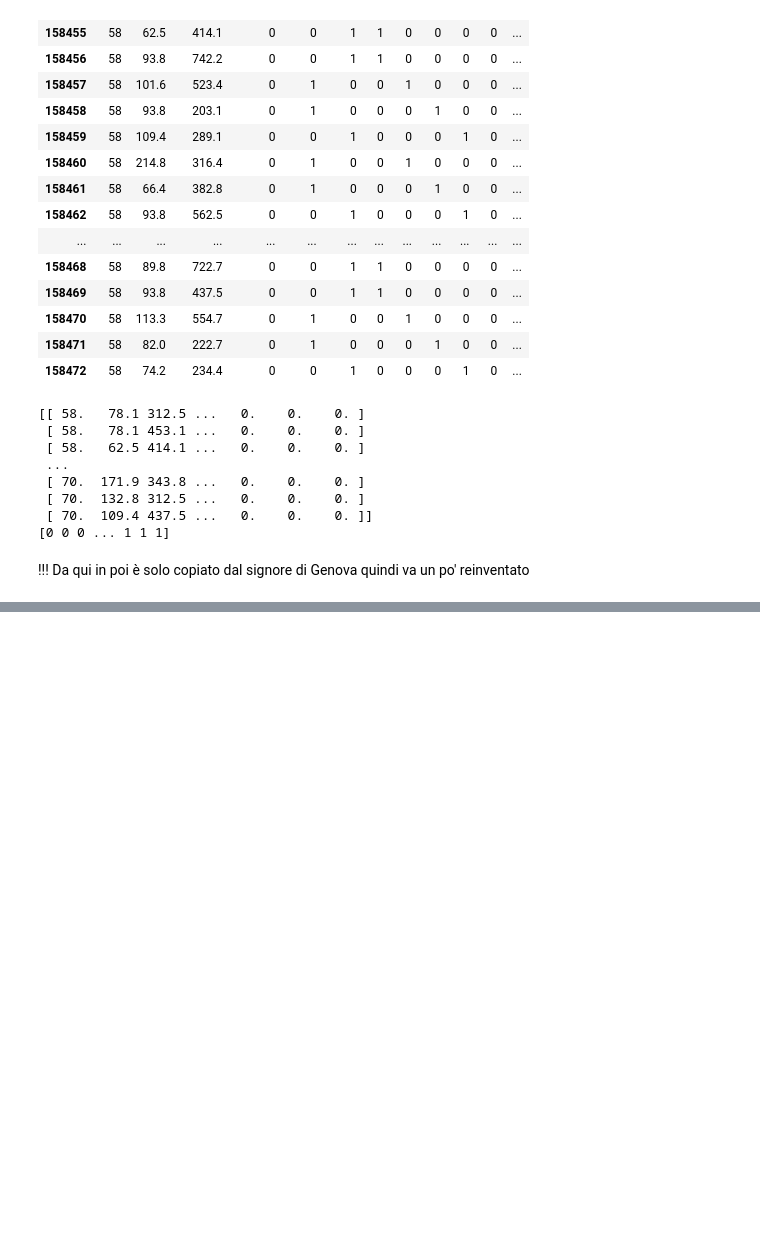
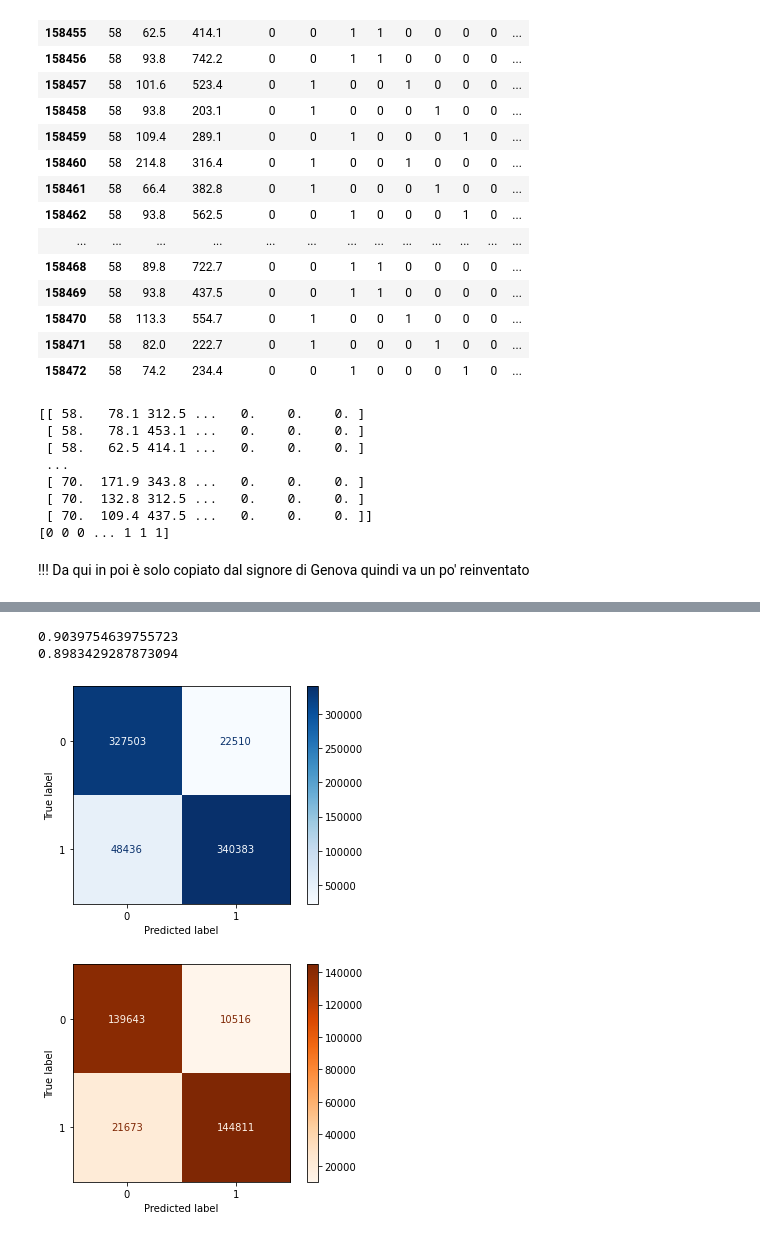
Before and after one commit to simonesinceri/ML-Project, a Jupyter notebook: parkinson.ipynb, the cells around one changed output, grey strips where cells are left out. Cells and saved outputs as stored; diff of their text form; code cells hidden in the pictures; blank space fills up the shorter version.

```diff
--- a/parkinson.ipynb
+++ b/parkinson.ipynb
@@ -357,2 +499,17 @@ y_pred_LogReg = classifierLogReg.predict(x_test)
+# %%
+# KNN to fit algorithm
+
+from sklearn.neighbors import KNeighborsClassifier
+classifierKNN = KNeighborsClassifier(n_neighbors = 5, metric = 'minkowski', p = 2)
+classifierKNN.fit(x_train, y_train)
+
+y_pred_KNN0 = classifierKNN.predict(x_train)
+y_pred_KNN = classifierKNN.predict(x_test)
+
+CM_KNN0 = confusion_matrix(y_train, y_pred_KNN0)
+PercKNN0 = (CM_KNN0[0,0]+CM_KNN0[1,1])/CM_KNN0.sum()
+
+CM_KNN = confusion_matrix(y_test, y_pred_KNN)
+PercKNN = (CM_KNN[0,0]+CM_KNN[1,1])/CM_KNN.sum()
 # %%
 # altri metodi : chi piu ne ha piu ne metta
@@ -362,0 +516,35 @@ y_pred_LogReg = classifierLogReg.predict(x_test)
+# %%
+# Ensemble voting
+
+from sklearn.ensemble import VotingClassifier
+Models = []
+#Models.append(('KNN', classifierKNN))
+#Models.append(('SVC', classifierSVC))
+Models.append(('Tree', classifierTREE))
+Models.append(('Forest', classifierFOR))
+Models.append(('Logistic', classifierLogReg))
+
+ensemble = VotingClassifier(Models)
+ensemble = ensemble.fit(x_train, y_train)
+
+y_pred_ENS0 = ensemble.predict(x_train)
+y_pred_ENS = ensemble.predict(x_test)
+
+CM_ENS0 = confusion_matrix(y_train, y_pred_ENS0)
+PercENS0 = (CM_ENS0[0,0]+CM_ENS0[1,1])/CM_ENS0.sum()
+
+CM_ENS = confusion_matrix(y_test, y_pred_ENS)
+PercENS = (CM_ENS[0,0]+CM_ENS[1,1])/CM_ENS.sum()
+
+cmd0 = ConfusionMatrixDisplay(CM_ENS0)
+cmd = ConfusionMatrixDisplay(CM_ENS)
+cmd0.plot(cmap = "Blues")
+cmd.plot(cmap = "Oranges")
+
+print(PercENS0)
+print(PercENS)
+# %% [output]
+0.9039754639755723
+0.8983429287873094
+[figure, added]
+[figure, added]
```
Also changed, not shown: parts of 22 cells of this notebook.
